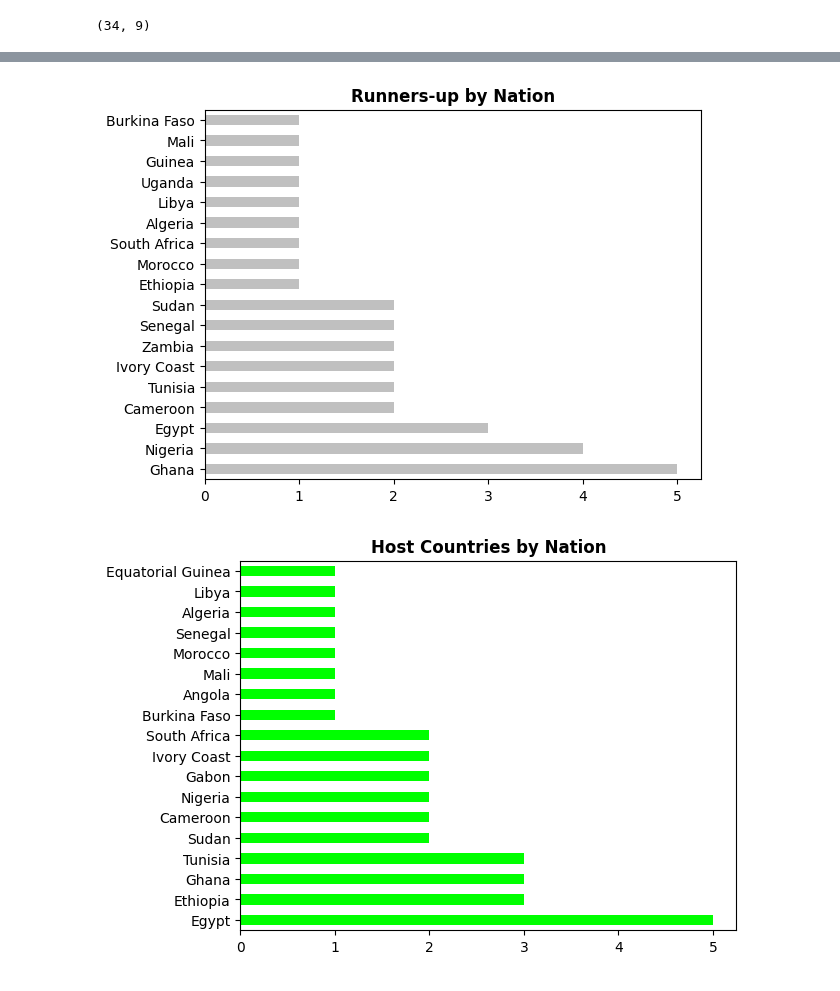
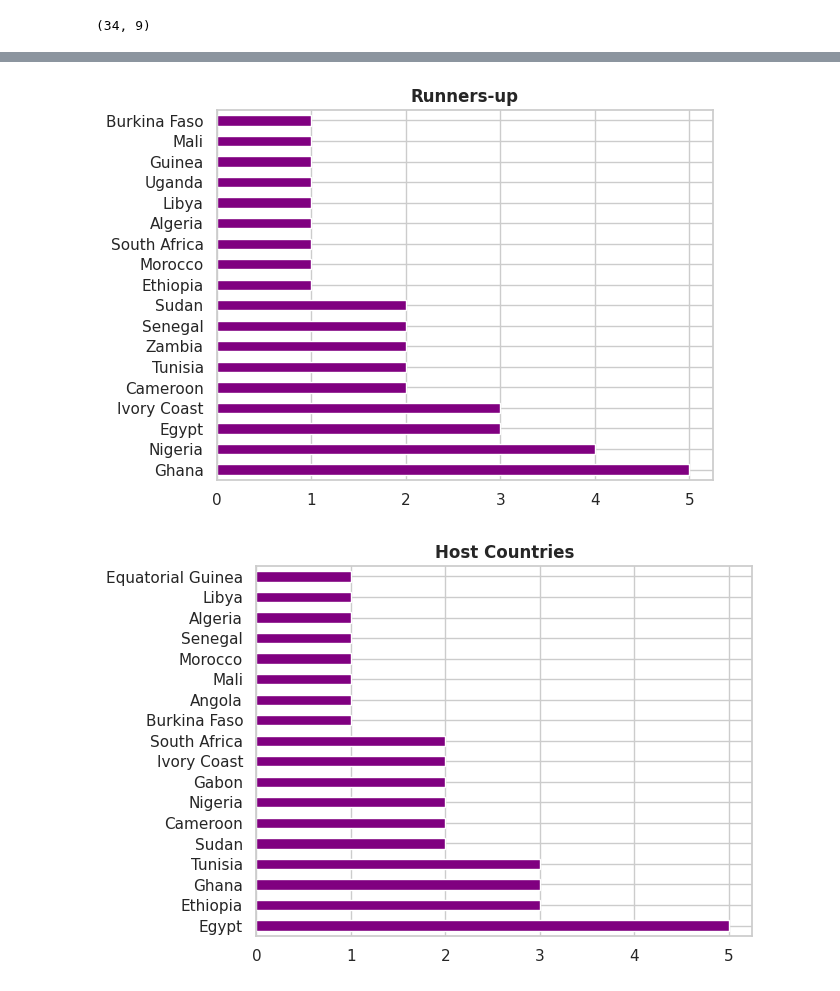
Before and after one commit to guilhermelaviola/SoccerCompetitionsStudy, a Jupyter notebook: AfricanCupOfNationsStudy.ipynb, the cells around one changed output, grey strips where cells are left out. Cells and saved outputs as stored; diff of their text form; code cells hidden in the pictures.

```diff
--- a/AfricanCupOfNationsStudy.ipynb
+++ b/AfricanCupOfNationsStudy.ipynb
@@ -6,12 +6,12 @@ import numpy as np
 import pandas as pd
 import seaborn as sns
 import matplotlib.pyplot as plt
-from matplotlib.animation import FuncAnimation, FFMpegWriter
-import seaborn as sns
+sns.set(style = 'whitegrid')
+plt.style.use('seaborn-pastel')
 # %%
 # Importing the dataset:
 nt_tournaments = pd.ExcelFile('NT_tournaments_finals.xlsx')
-ac = pd.read_excel(nt_tournaments, 'African Cup of Nations finals')
+ac = pd.read_excel(nt_tournaments, 'Africa Cup of Nations finals')
 
 # Displaying the last 5 champions:
 ac.tail()
@@ -58,18 +58,18 @@ plt.show()
 # %%
 # Displaying number of runners-up by nation:
-ac.groupby('Year').first()['Runners-up'].value_counts().plot(kind = 'barh', color = 'silver')
+ac.groupby('Year').first()['Runners-up'].value_counts().plot(kind = 'barh', color = 'purple')
 plt.ylabel(None)
-plt.title('Runners-up by Nation', fontweight = 'bold')
+plt.title('Runners-up', fontweight = 'bold')
 plt.show()
 # %% [output]
-[figure, old version]
+[figure, new version]
 # %%
 # Displaying host countries by nation:
-ac.groupby('Year').first()['Host Country'].value_counts().plot(kind = 'barh', color = 'lime')
+ac.groupby('Year').first()['Host country'].value_counts().plot(kind = 'barh', color = 'purple')
 plt.ylabel(None)
-plt.title('Host Countries by Nation', fontweight = 'bold')
+plt.title('Host Countries', fontweight = 'bold')
 plt.show()
 # %% [output]
-[figure, old version]
+[figure, new version]
 # %%
 # Displaying host cities that hosted finals:
```
Also changed, not shown: parts of 7 cells of this notebook.
